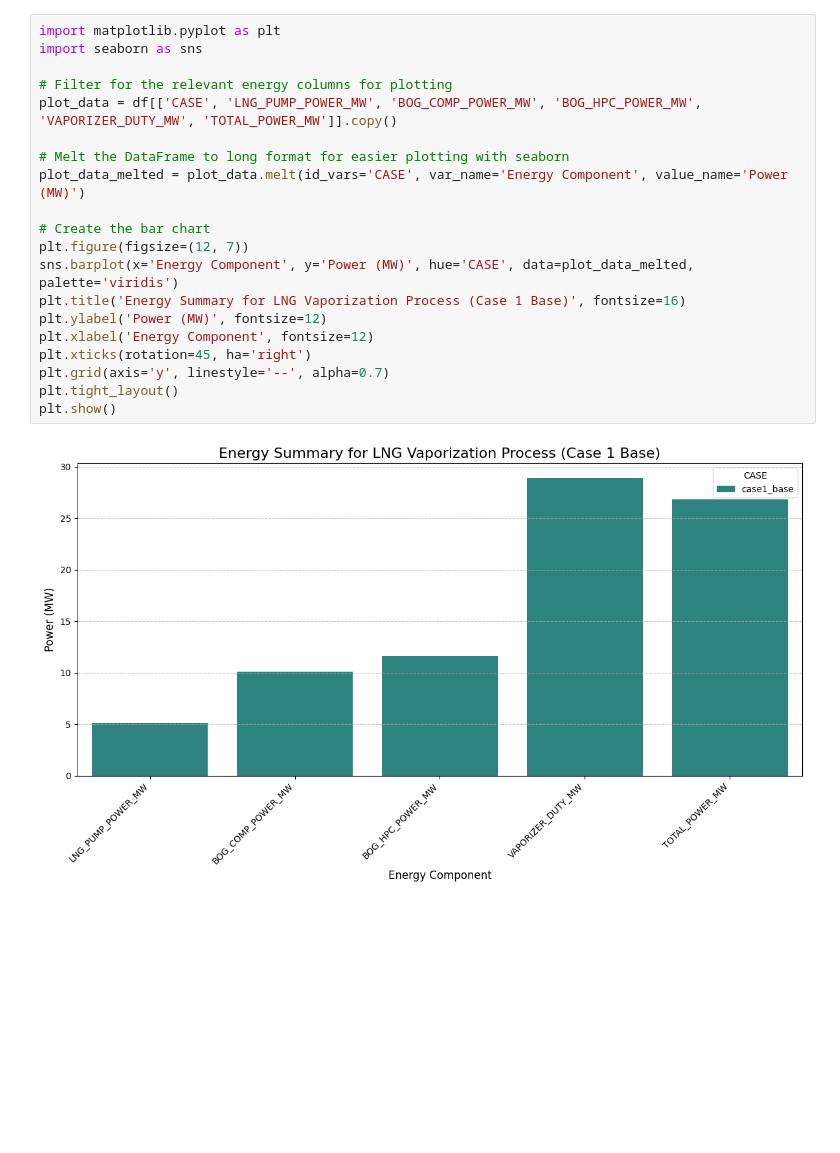
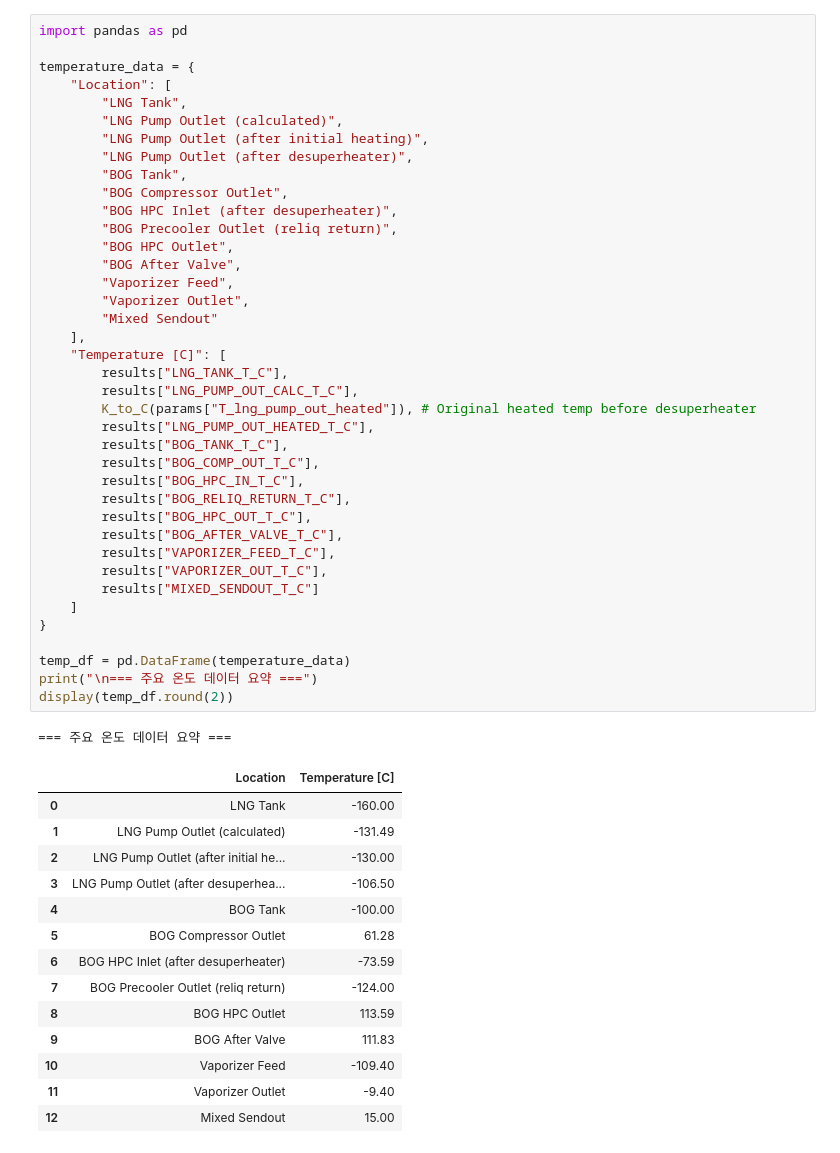
Before and after one commit to slhs75471-arch/lng-ykp, a Jupyter notebook: BOG gas1.ipynb, the cells around one changed output. Saved outputs shown, nothing was run; the diff lists cells and outputs as text; blank space fills up the shorter version.

```diff
--- a/BOG gas1.ipynb
+++ b/BOG gas1.ipynb
@@ -758,22 +648,55 @@ Excel saved: lng_process_results.xlsx
-# %%
-import matplotlib.pyplot as plt
-import seaborn as sns
-
-# Filter for the relevant energy columns for plotting
-plot_data = df[['CASE', 'LNG_PUMP_POWER_MW', 'BOG_COMP_POWER_MW', 'BOG_HPC_POWER_MW', 'VAPORIZER_DUTY_MW', 'TOTAL_POWER_MW']].copy()
-
-# Melt the DataFrame to long format for easier plotting with seaborn
-plot_data_melted = plot_data.melt(id_vars='CASE', var_name='Energy Component', value_name='Power (MW)')
-
-# Create the bar chart
-plt.figure(figsize=(12, 7))
-sns.barplot(x='Energy Component', y='Power (MW)', hue='CASE', data=plot_data_melted, palette='viridis')
-plt.title('Energy Summary for LNG Vaporization Process (Case 1 Base)', fontsize=16)
-plt.ylabel('Power (MW)', fontsize=12)
-plt.xlabel('Energy Component', fontsize=12)
-plt.xticks(rotation=45, ha='right')
-plt.grid(axis='y', linestyle='--', alpha=0.7)
-plt.tight_layout()
-plt.show()
-# %% [output]
-[figure, removed]
+# %%
+import pandas as pd
+
+temperature_data = {
+    "Location": [
+        "LNG Tank",
+        "LNG Pump Outlet (calculated)",
+        "LNG Pump Outlet (after initial heating)",
+        "LNG Pump Outlet (after desuperheater)",
+        "BOG Tank",
+        "BOG Compressor Outlet",
+        "BOG HPC Inlet (after desuperheater)",
+        "BOG Precooler Outlet (reliq return)",
+        "BOG HPC Outlet",
+        "BOG After Valve",
+        "Vaporizer Feed",
+        "Vaporizer Outlet",
+        "Mixed Sendout"
+    ],
+    "Temperature [C]": [
+        results["LNG_TANK_T_C"],
+        results["LNG_PUMP_OUT_CALC_T_C"],
+        K_to_C(params["T_lng_pump_out_heated"]), # Original heated temp before desuperheater
+        results["LNG_PUMP_OUT_HEATED_T_C"],
+        results["BOG_TANK_T_C"],
+        results["BOG_COMP_OUT_T_C"],
+        results["BOG_HPC_IN_T_C"],
+        results["BOG_RELIQ_RETURN_T_C"],
+        results["BOG_HPC_OUT_T_C"],
+        results["BOG_AFTER_VALVE_T_C"],
+        results["VAPORIZER_FEED_T_C"],
+        results["VAPORIZER_OUT_T_C"],
+        results["MIXED_SENDOUT_T_C"]
+    ]
+}
+
+temp_df = pd.DataFrame(temperature_data)
+print("\n=== 주요 온도 데이터 요약 ===")
+display(temp_df.round(2))
+# %% [output]
+=== 주요 온도 데이터 요약 ===
+|  | Location | Temperature [C] |
+| 0 | LNG Tank | -160.00 |
+| 1 | LNG Pump Outlet (calculated) | -131.49 |
+| 2 | LNG Pump Outlet (after initial he... | -130.00 |
+| 3 | LNG Pump Outlet (after desuperhea... | -106.50 |
+| 4 | BOG Tank | -100.00 |
+| 5 | BOG Compressor Outlet | 61.28 |
+| 6 | BOG HPC Inlet (after desuperheater) | -73.59 |
+| 7 | BOG Precooler Outlet (reliq return) | -124.00 |
+| 8 | BOG HPC Outlet | 113.59 |
+| 9 | BOG After Valve | 111.83 |
+| 10 | Vaporizer Feed | -109.40 |
+| 11 | Vaporizer Outlet | -9.40 |
+| 12 | Mixed Sendout | 15.00 |
```
Also changed, not shown: parts of 4 cells of this notebook.
